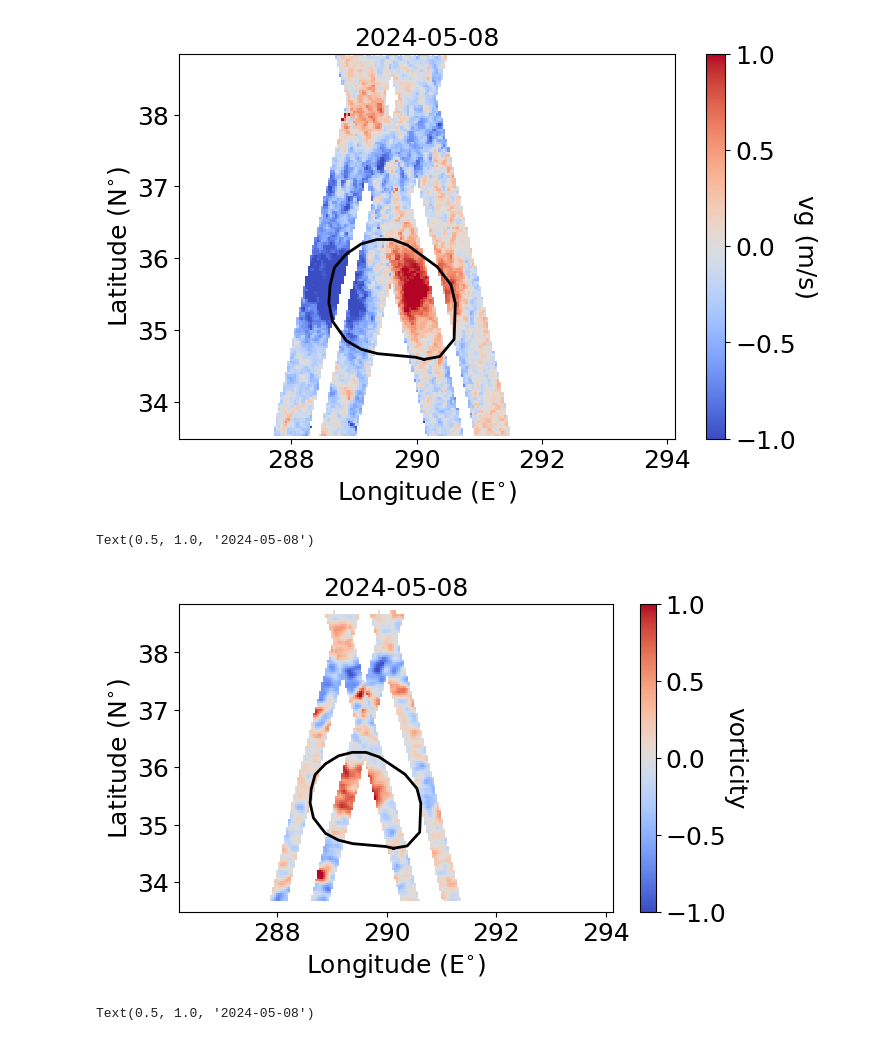
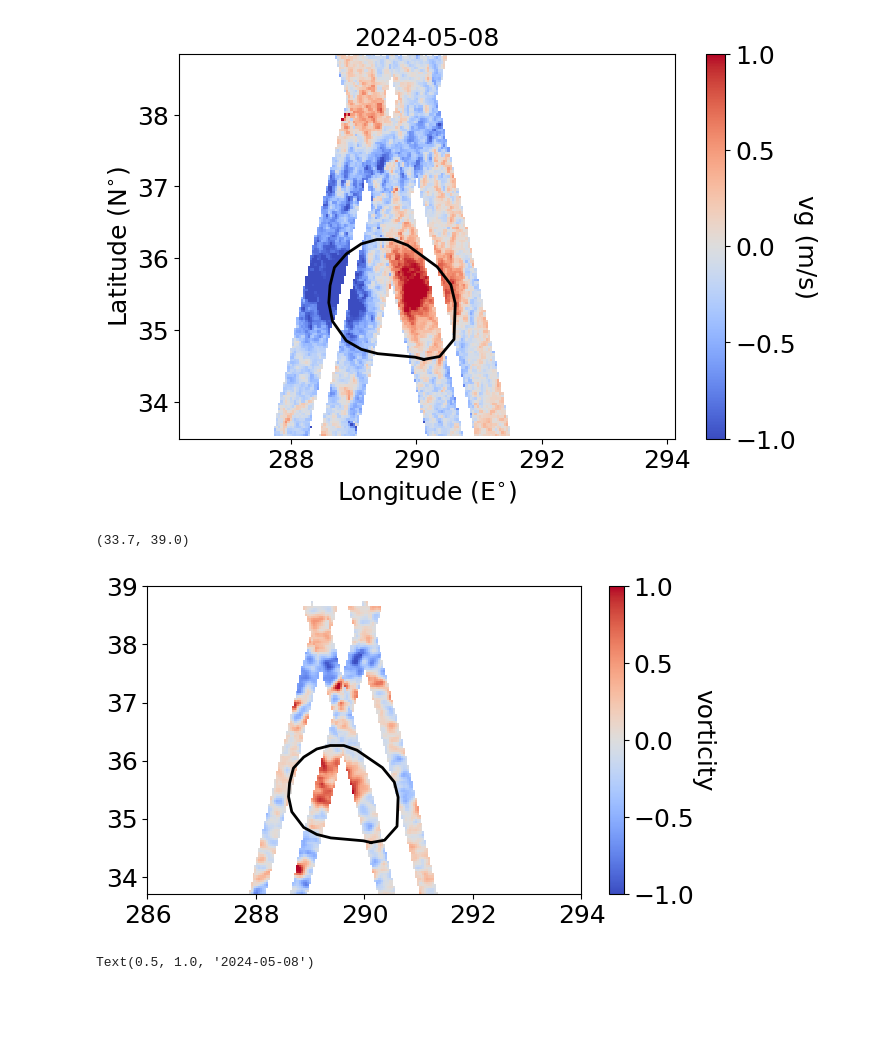
Before and after one commit to ocean-slang/go-swace, a Jupyter notebook: compute_vorticity_strain.ipynb, the cells around one changed output. Cells and saved outputs as stored; diff of their text form; code cells hidden in the pictures; blank space fills up the shorter version.

```diff
--- a/compute_vorticity_strain.ipynb
+++ b/compute_vorticity_strain.ipynb
@@ -221,19 +221,21 @@ ksi2, sigma2 =compute_vort_strain(ug_smooth2,vg_smooth2,grid_x,grid_y)
 # %%
 fig,ax=plt.subplots(figsize=(7,4))
 plot = ax.pcolormesh(grid_x,grid_y,ksi, shading='auto',cmap='coolwarm',vmin=-1,vmax=1)  # 'shading' option can adjust how cells are rendered
 plot = ax.pcolormesh(grid_x, grid_y, ksi2, shading='auto',cmap='coolwarm',vmin=-1,vmax=1)  # 'shading' option can adjust how cells are rendered
 ax.plot(contour_lons,contour_lats,zorder=100,c='k',linewidth=2)
 cbar = plt.colorbar(plot,ax=ax)
 cbar.set_label('vorticity', rotation=270, labelpad=15)
 # ax.axis('equal')
 # ax.set_xlim([288,292])
 # ax.set_ylim([33.8,38])
-ax.set_ylabel('Latitude (N$^{\circ}$)')
-ax.set_xlabel('Longitude (E$^{\circ}$)')
-ax.set_title('%s-%s-%s'%(date_requested[0:4],date_requested[4:6],date_requested[6:8]))
+# ax.set_ylabel('Latitude (N$^{\circ}$)')
+# ax.set_xlabel('Longitude (E$^{\circ}$)')
+# ax.set_title('%s-%s-%s'%(date_requested[0:4],date_requested[4:6],date_requested[6:8]))
+ax.set_xlim([286,294])
+ax.set_ylim([33.7,39 ])
 # %% [output]
-Text(0.5, 1.0, '2024-05-08')
+(33.7, 39.0)
-[figure, old version]
+[figure, new version]
 # %%
 fig,ax=plt.subplots(figsize=(7,4))
 plot = ax.pcolormesh(grid_x,grid_y,sigma, shading='auto',cmap='Reds',vmin=0,vmax=1)  # 'shading' option can adjust how cells are rendered
```
